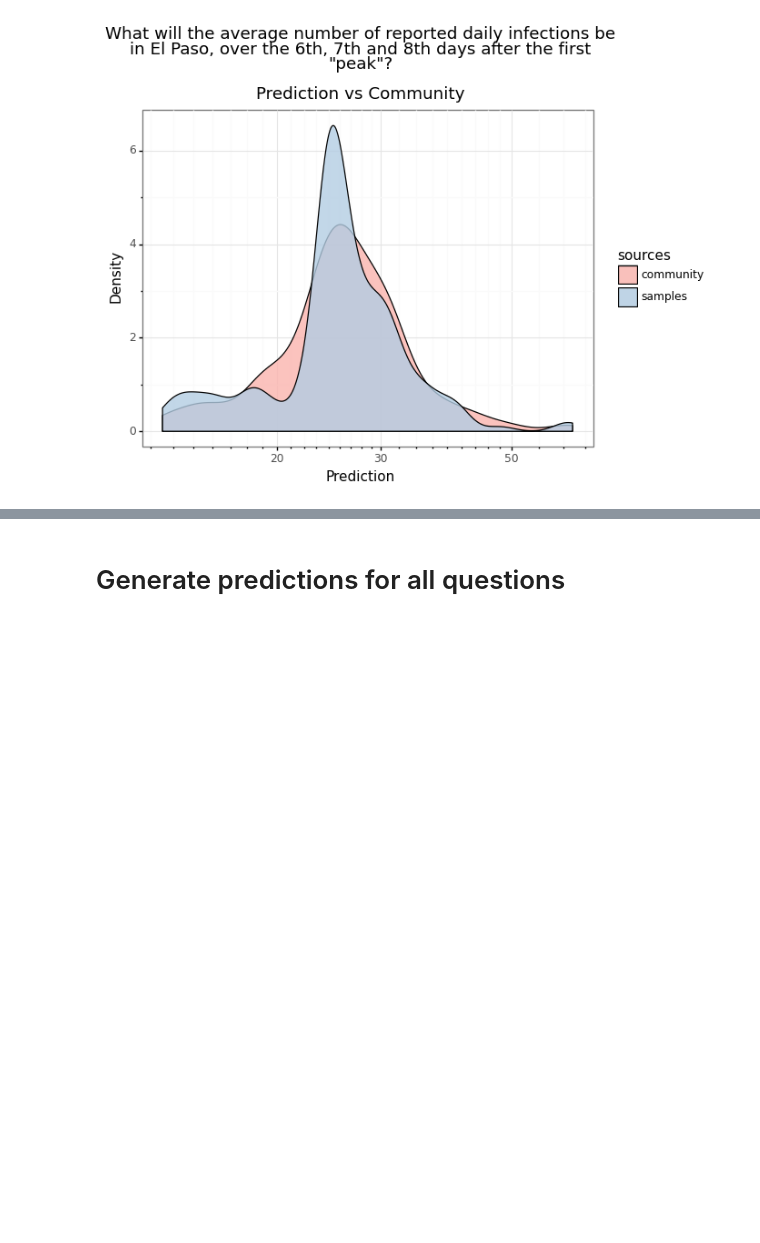
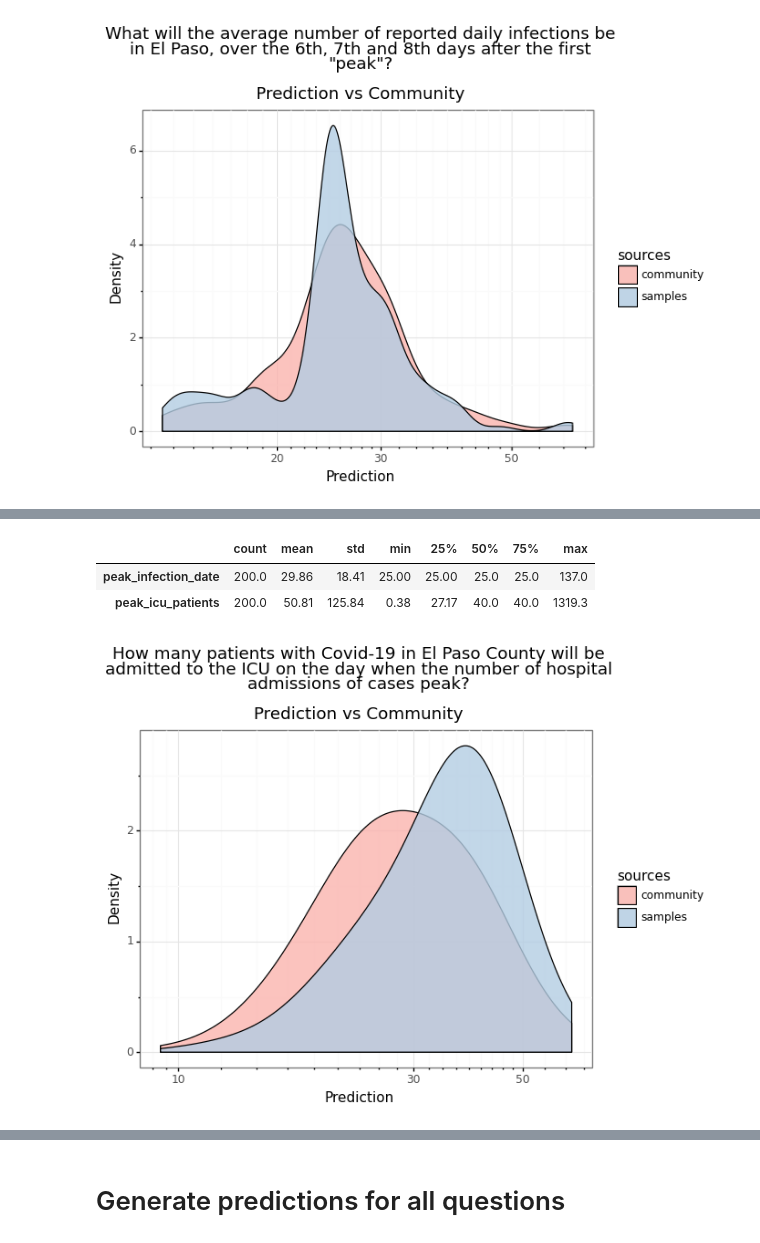
Before and after one commit to oughtinc/ergo, a Jupyter notebook: notebooks/build/el-paso.ipynb, the cells around one changed output, grey strips where cells are left out. Cells and saved outputs as stored; diff of their text form; code cells hidden in the pictures; blank space fills up the shorter version.

```diff
--- a/notebooks/build/el-paso.ipynb
+++ b/notebooks/build/el-paso.ipynb
@@ -282,3 +282,17 @@ def hospital_confirmed_for_date(date: date) -> int:
+# %%
+@ergo.mem
+def hospital_confirmed_for_date(date: date) -> int:
+    """
+    The total number of lab-confirmed COVID-19 patients in El Paso County in
+    the hospital on this date
+    """
+    try:
+        return get_historical_data(date, "In hospital confirmed")
+    except KeyError:  # if we don't have historical data, use our ensemble of models
+        return sample_from_ensemble([
+            lambda date: cu_projection("hosp", date),
+            brachbach_model_plus
+        ], {"date": date}, [.2, .8], fallback=True, default=0)
 # %% [markdown]
 ## Proportion ICU admissions requiring ventilation
 # %%
@@ -445,23 +485,26 @@ plot_question(max_30d_hospital_confirmed_for_peak, bw=0.01)
 # %%
 @question(metaculus, 4204)
 def peak_icu_patients():
     """
     How many patients with Covid-19 in El Paso County will be in the
     ICU on the day when the number of hospital admissions of cases peak?
     """
+    peak_date = peak_hospitalized_date()
+
     try:
-        return get_historical_data(peak_hospitalized_date(), "in_icu")
+        return get_historical_data(peak_date, "in_icu")
+    # if we don't have historical data, sample from the Columbia model or from the community
     except KeyError:
-        # If we don't have historical data,
-        # use the community prediction...
-        if ergo.flip(0.8):
-            return peak_icu_patients.question.sample_community()
-        else:
-            # ...or use @Tamay's approach:
-            # https://pandemic.metaculus.com/questions/4204/
-            peak_hospitalized_patients = max_30d_hospital_confirmed_for_peak()
-            return peak_hospitalized_patients * frac_patients_icu()
+        return sample_from_ensemble([
+            lambda date: cu_projection("ICU", date),
+            lambda date: peak_icu_patients.question.sample_community()
+        ], {"date": date}, [.65, .35], fallback=True)
 plot_question(peak_icu_patients, bw=0.1)
+# %% [output]
+|  | count | mean | std | min | 25% | 50% | 75% | max |
+| peak_infection_date | 200.0 | 29.86 | 18.41 | 25.00 | 25.00 | 25.0 | 25.0 | 137.0 |
+| peak_icu_patients | 200.0 | 50.81 | 125.84 | 0.38 | 27.17 | 40.0 | 40.0 | 1319.3 |
+[figure, added]
 # %%
 @question(metaculus, 4201)
 def peak_invasive_ventilation():
```
Also changed, not shown: parts of 15 cells of this notebook, 1 other file.
